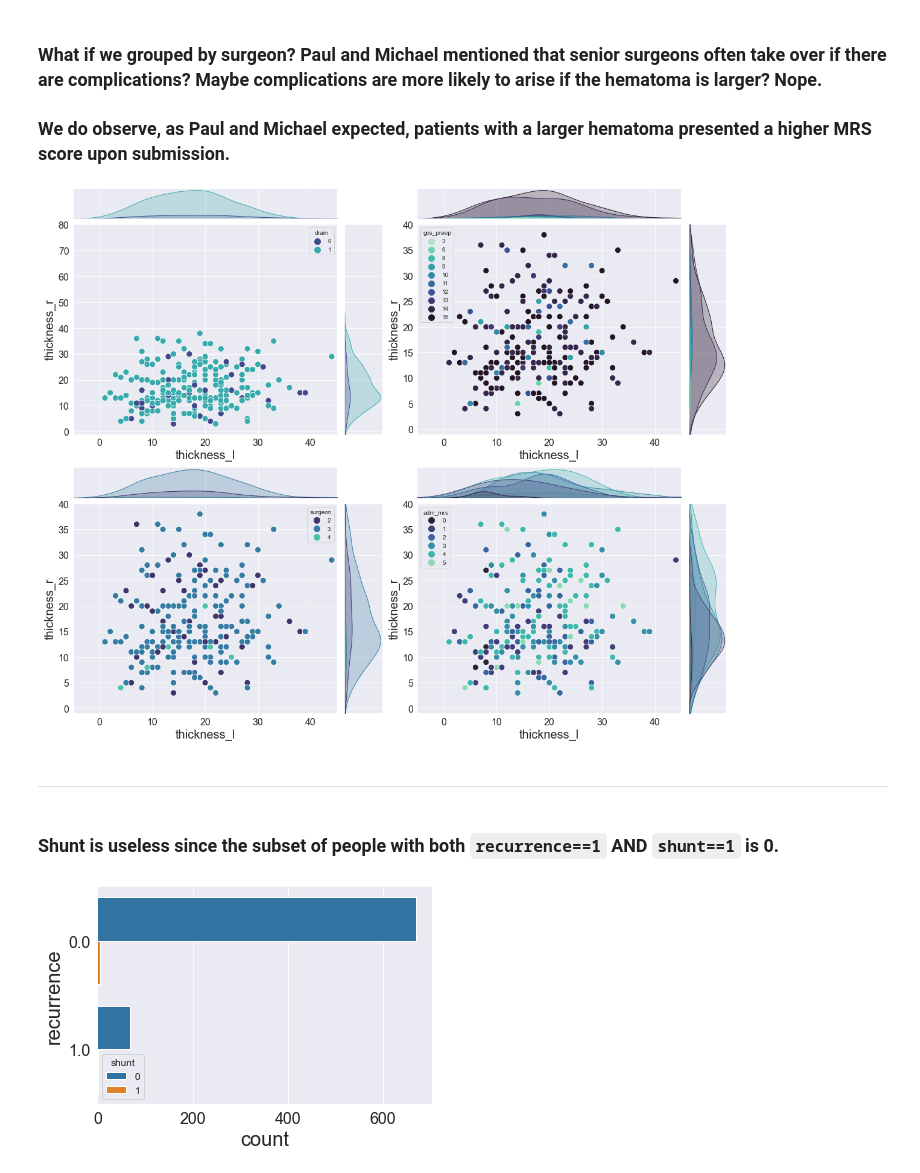
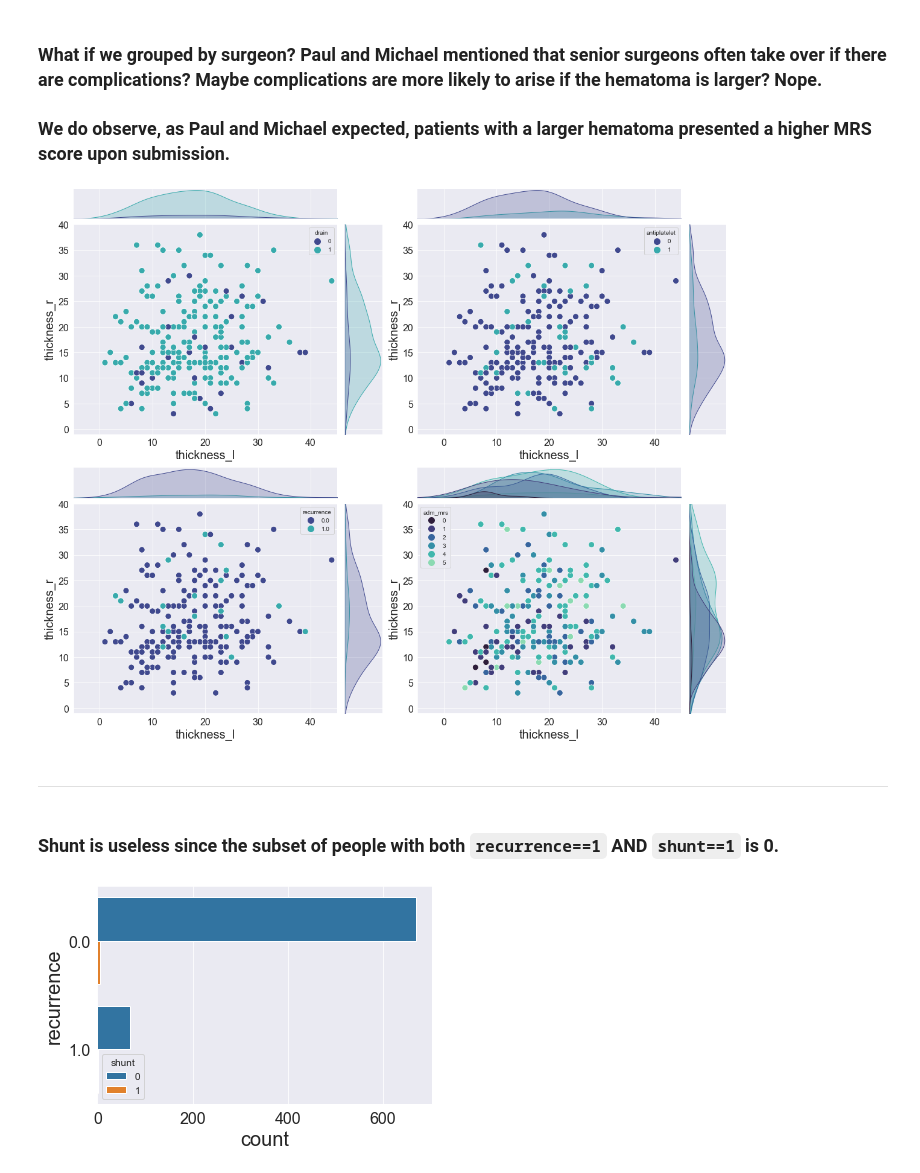
Before and after one commit to c-abbott/surviving-the-icu, a Jupyter notebook: notebooks/csdh_eda.ipynb, the cells around one changed output. Saved outputs shown, nothing was run; the diff lists cells and outputs as text; code cells hidden in the pictures.

```diff
--- a/notebooks/csdh_eda.ipynb
+++ b/notebooks/csdh_eda.ipynb
@@ -399,54 +393,55 @@ g0 = sns.jointplot(data=csdh_thick,
                    y="thickness_r",
                    hue="drain",
                    xlim=(-5,45),
-                   ylim=(-1, 80),
+                   ylim=(-1, 40),
                    height=10, palette=sns.color_palette("mako", 2))
 
 g1 = sns.jointplot(data=csdh_thick,
                    x="thickness_l",
                    y="thickness_r",
-                   hue="gcs_preop",
+                   hue="antiplatelet",
                    xlim=(-5,45),
                    ylim=(-1, 40),
-                   height=10, palette=sns.color_palette("mako", 10)[::-1])
+                   height=10, palette=sns.color_palette("mako", 2))
 
 g2 =  sns.jointplot(data=csdh_thick,
                    x="thickness_l",
                    y="thickness_r",
-                   hue="surgeon",
+                   hue="recurrence",
                    xlim=(-5,45),
                    ylim=(-1, 40),
-                   height=10, palette=sns.color_palette("mako", 3))
+                   height=10, palette=sns.color_palette("mako", 2))
 
 g3 =  sns.jointplot(data=csdh_thick,
                    x="thickness_l",
                    y="thickness_r",
                    hue="adm_mrs",
                    xlim=(-5,45),
                    ylim=(-1, 40),
                    height=10, palette=sns.color_palette("mako", len(csdh['adm_mrs'].unique())))
 
 # g3 = sns.lmplot(data=csdh_dag,
 #                 x="age",
 #                 y="thickness_cleaned",
 #                 hue='drain',
 #                 palette=sns.color_palette("mako", 2)
 #                )
 
 fig = plt.figure(figsize=(16,13))
 gs = gridspec.GridSpec(2, 2)
 
 mg0 = SeabornFig2Grid(g0, fig, gs[0])
 mg1 = SeabornFig2Grid(g1, fig, gs[1])
 mg2 = SeabornFig2Grid(g2, fig, gs[2])
 mg3 = SeabornFig2Grid(g3, fig, gs[3])
 
 gs.tight_layout(fig)
+plt.savefig('figs/thickness_no_0s')
 # %% [output]
-[figure, old version]
+[figure, new version]
 # %% [markdown]
 ---
-# %% [markdown]
-### Shunt is useless since the subset of people with both `recurrence==1` AND `shunt==1` is 0.
+# %% [markdown]
+### Shunt is useless since the subset of people with both `recurrence==1` AND `shunt==1` is 0.
 # %%
 sns.countplot(y=csdh["recurrence"], hue=csdh['shunt'])
```
Also changed, not shown: parts of 43 cells of this notebook, 3 other files.
